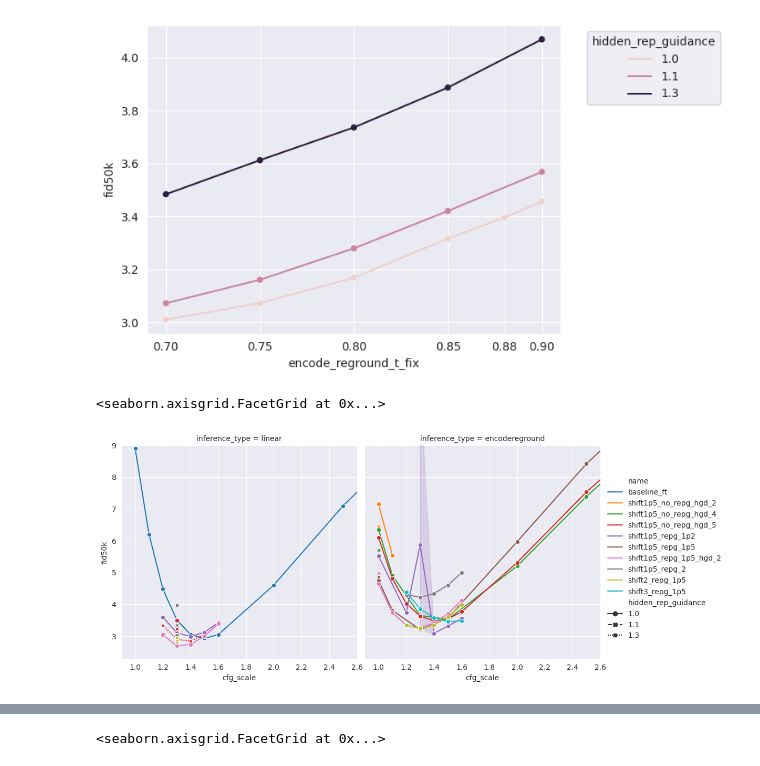
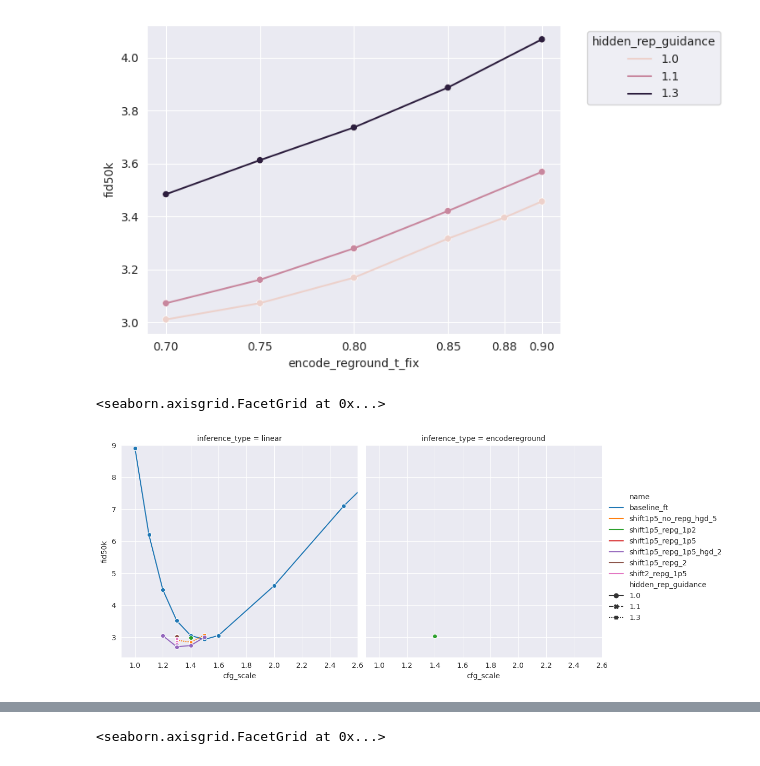
Before and after one commit to BartekPog/sfd-encoder, a Jupyter notebook: notebooks/fid_tables.ipynb, the cells around one changed output, grey strips where cells are left out. Cells and saved outputs as stored; diff of their text form; code cells hidden in the pictures.

```diff
--- a/notebooks/fid_tables.ipynb
+++ b/notebooks/fid_tables.ipynb
@@ -1548,6 +1786,7 @@ tab_df = (
             # &  (df_table["cfg_scale"] <= 2.5)
             # & (df_table["exp_base_name"] == "v4_mse0001_noisy_enc_nocurr_shift1p5_no_repg_hgd_5")
             & (df_table["cfg_noise_hidden"] == False)
+            & (df_table["fid50k"] <= 3.1)
         ) | (
             (df_table["exp_base_name"].str.contains("baseline"))
             & (df_table["ckpt_step"] == 1600000)
@@ -1570,6 +1809,8 @@ tab_df = tab_df.pivot_table(index=["training_steps", "exp_base_name", *spec_fiel
 
 # Drop columns where every value is nan
 tab_df = tab_df.dropna(how="all", axis=1)
+
+tab_df
 
 
 
@@ -1591,31 +1832,31 @@ plot_df['name'] = (
     .str.replace("v4_", "")
     .str.replace("v4.1_", "")
     .str.replace("_cfg", "")
     .str.replace("mse0001_noisy_enc_nocurr_", "")
 )
 
 g = sns.relplot(
     # data=plot_df[plot_df["name"].str.contains("no_repg")],
     data = plot_df,
     x="cfg_scale",
     y="fid50k",
     hue="name",
     style="hidden_rep_guidance",
     col="inference_type",
     kind="line",
     markers=True,
     facet_kws={"sharey": True},
 )
 
 g.set(ylim=(None, 9), xlim=(None, 2.6))
 # # Legend to the right of the plot
 # plt.legend(bbox_to_anchor=(1.05, 1), loc='upper left', title="hidden_rep_guidance")
 
 # # Make the x axis match the unique points on in the dataset
 # plt.xticks(sorted(plot_df["cfg_scale"].unique()))
 
 # plot_df
 # tab_df
 # %% [output]
 <seaborn.axisgrid.FacetGrid at 0x...>
-[figure, old version]
+[figure, new version]
```
Also changed, not shown: parts of 29 cells of this notebook, 28 other files.
